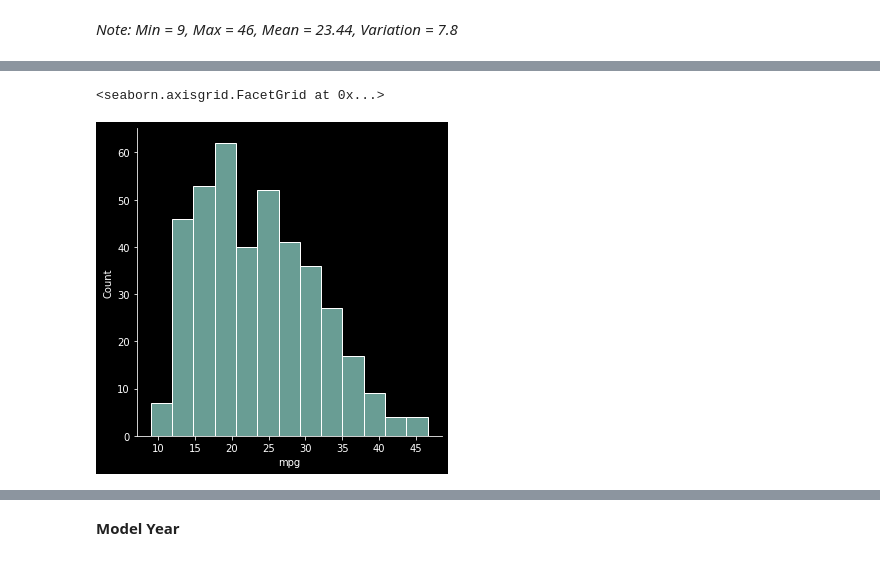
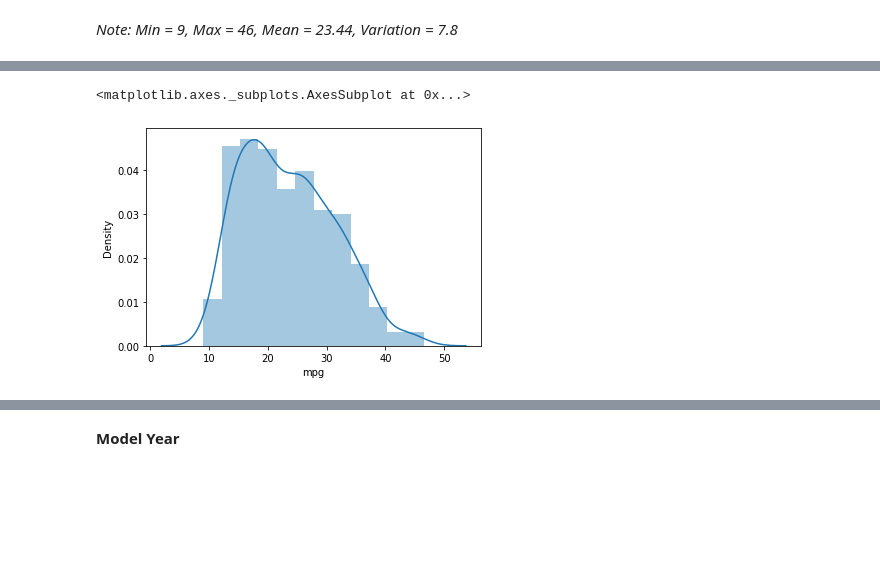
Before and after one commit to samgarcia3/Auto-MPG-Analysis, a Jupyter notebook: Auto_mpg.ipynb, the cells around one changed output, grey strips where cells are left out. Drawn from its saved outputs; the diff is of its cells as text; code cells hidden in the pictures; blank space fills up the shorter version.

```diff
--- a/Auto_mpg.ipynb
+++ b/Auto_mpg.ipynb
@@ -232,8 +232,8 @@ sns.histplot(clean_mpg['mpg'])
 # %%
-sns.displot(clean_mpg['mpg'])
+sns.distplot(clean_mpg['mpg'])
 # %% [output]
-<seaborn.axisgrid.FacetGrid at 0x...>
+<matplotlib.axes._subplots.AxesSubplot at 0x...>
-[figure, old version]
+[figure, new version]
 # %%
 print("Skewness: %f" % clean_mpg['mpg'].skew())
 print("Kurtosis: %f" % clean_mpg['mpg'].kurt())
```
Also changed, not shown: parts of 13 cells of this notebook.
